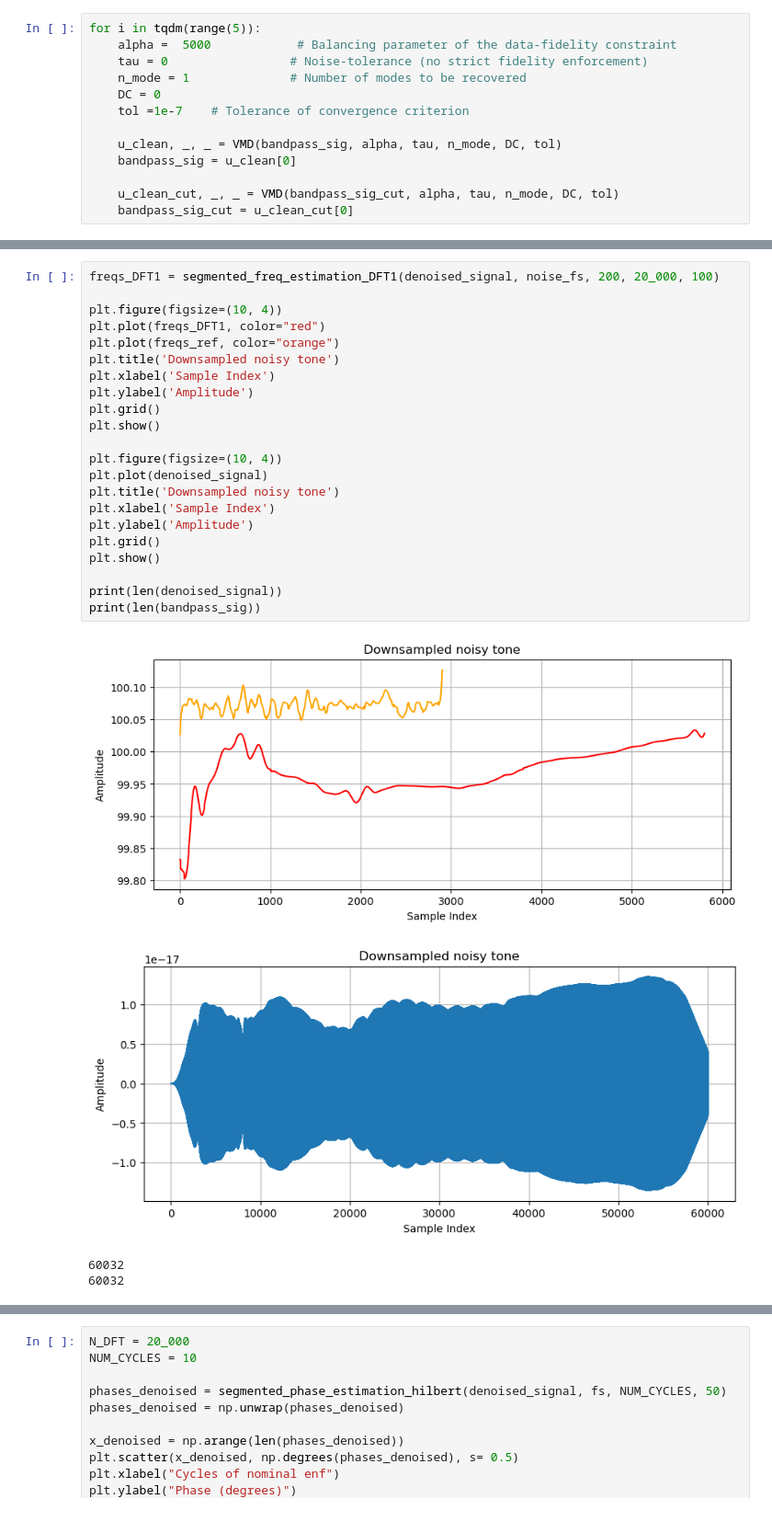
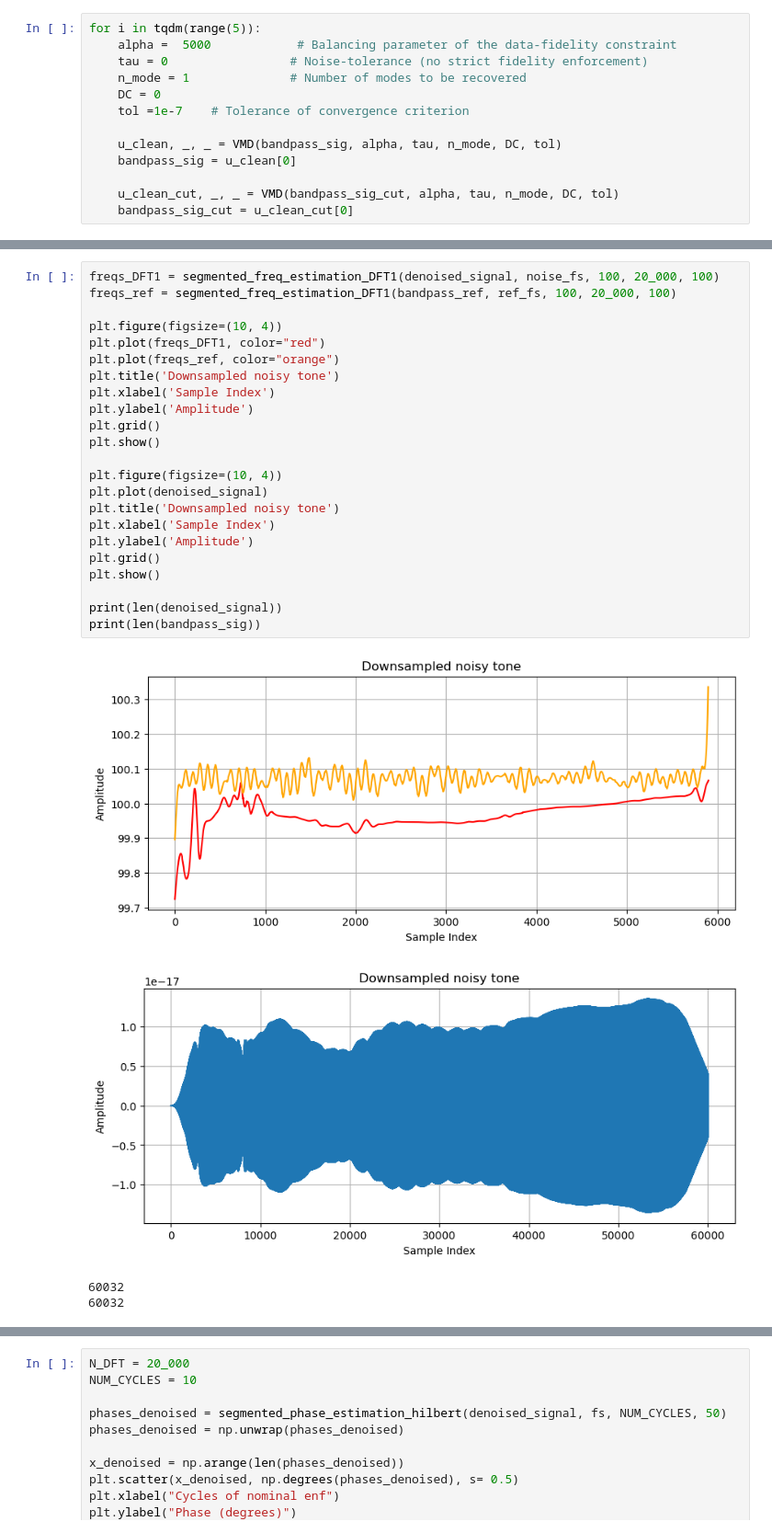
Before and after one commit to Licates/ENFify, a Jupyter notebook: notebooks/ls/0.03_ls_enf-enhancement.ipynb, the cells around one changed output, grey strips where cells are left out. Shown at 92% size. Cells and saved outputs as stored; diff of their text form.

```diff
--- a/notebooks/ls/0.03_ls_enf-enhancement.ipynb
+++ b/notebooks/ls/0.03_ls_enf-enhancement.ipynb
@@ -163,27 +160,28 @@ cut_denoised_signal = RFA(bandpass_sig_cut, cut_noise_fs, tau, epsilon, I, f0)
 # %%
-freqs_DFT1 = segmented_freq_estimation_DFT1(denoised_signal, noise_fs, 200, 20_000, 100)
+freqs_DFT1 = segmented_freq_estimation_DFT1(denoised_signal, noise_fs, 100, 20_000, 100)
+freqs_ref = segmented_freq_estimation_DFT1(bandpass_ref, ref_fs, 100, 20_000, 100)
 
 plt.figure(figsize=(10, 4))
 plt.plot(freqs_DFT1, color="red")
 plt.plot(freqs_ref, color="orange")
 plt.title('Downsampled noisy tone')
 plt.xlabel('Sample Index')
 plt.ylabel('Amplitude')
 plt.grid()
 plt.show()
 
 plt.figure(figsize=(10, 4))
 plt.plot(denoised_signal)
 plt.title('Downsampled noisy tone')
 plt.xlabel('Sample Index')
 plt.ylabel('Amplitude')
 plt.grid()
 plt.show()
 
 print(len(denoised_signal))
 print(len(bandpass_sig))
 # %% [output]
-[figure, old version]
+[figure, new version]
 [figure]
 60032
 60032
```
Also changed, not shown: parts of 12 cells of this notebook, 8 other files.
